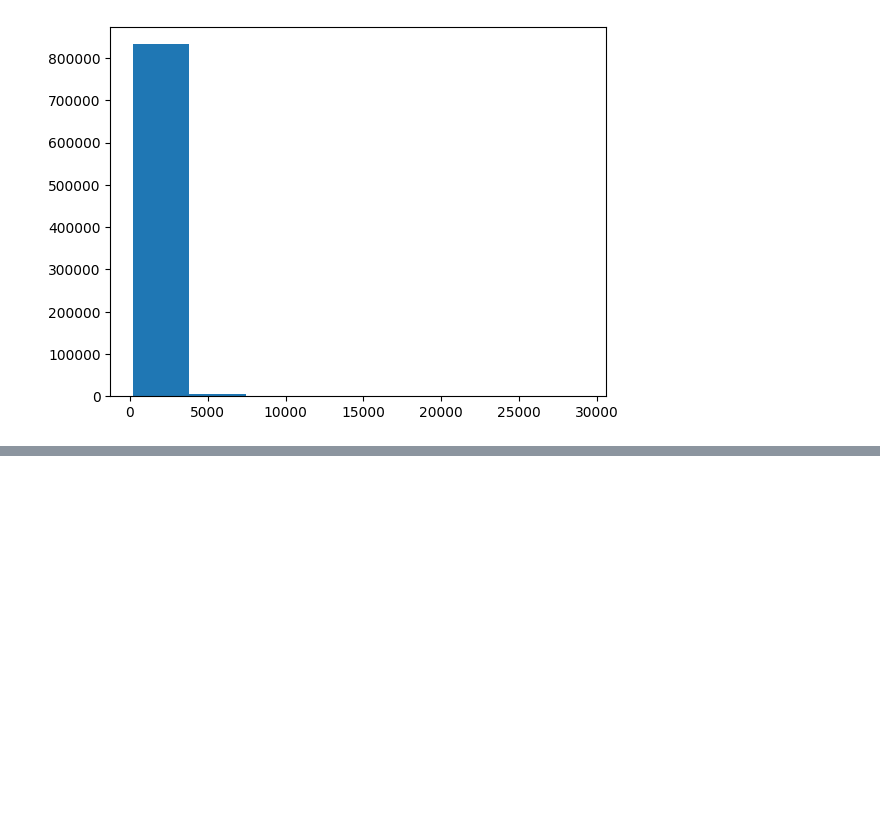
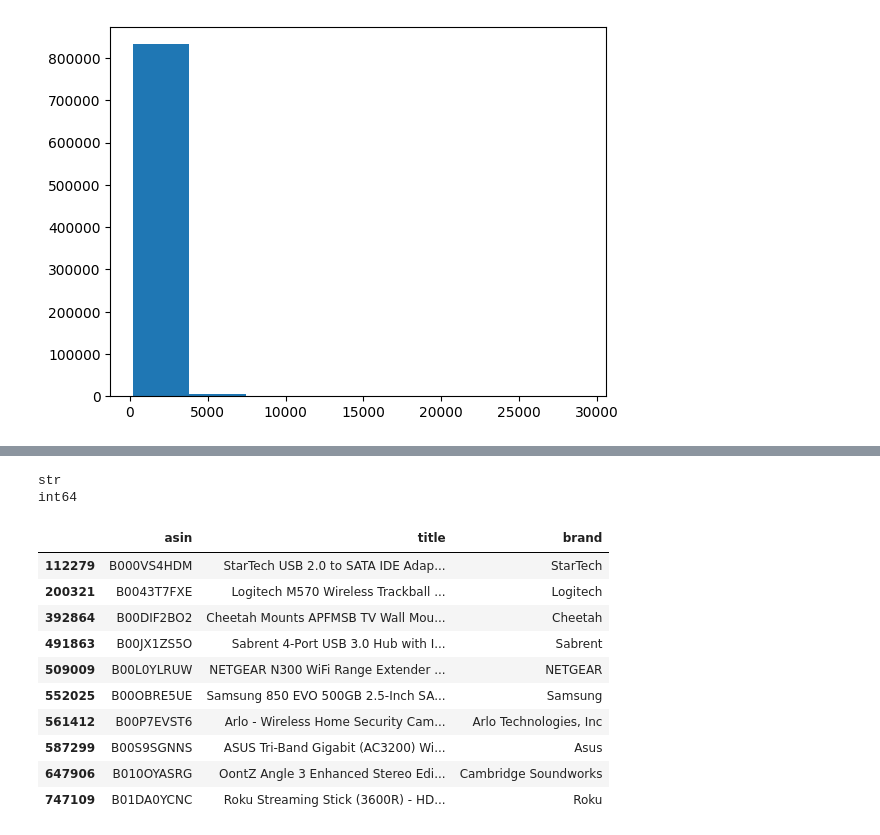
Before and after one commit to TahaAbszd/Sentiment-Analysis-NLP, a Jupyter notebook: Part1.ipynb, the cells around one changed output, grey strips where cells are left out. Drawn from its saved outputs; the diff is of its cells as text; code cells hidden in the pictures; blank space fills up the shorter version.

```diff
--- a/Part1.ipynb
+++ b/Part1.ipynb
@@ -185,0 +219,4 @@ plt.hist(train_data['len_review'],bins=8)
+# %%
+top_product = train_data.groupby(['asin',])['overall'].sum()
+top = top_product.sort_values(ascending=False)
+top_10_product = top.head(10)
@@ -185,0 +255,31 @@ plt.hist(train_data['len_review'],bins=8)
+# %%
+# mask = negasht['asin'].isin(top_10_product)
+# top10negasht = negasht[mask]
+# top10negasht
+print(negasht['asin'].dtype)
+print(top_10_product.dtype)
+# %% [output]
+str
+int64
+# %%
+# mask = negasht['asin'].isin(top_10_product)
+# top10negasht = negasht[mask]
+# top10negasht
+
+negasht['asin'] = negasht['asin'].astype(str)
+top_10_product = top_10_product.astype(str)
+
+top10negasht = negasht[negasht['asin'].isin(top_10_product.index)]
+top10negasht
+# %% [output]
+|  | asin | title | brand |
+| 112279 | B000VS4HDM | StarTech USB 2.0 to SATA IDE Adap... | StarTech |
+| 200321 | B0043T7FXE | Logitech M570 Wireless Trackball ... | Logitech |
+| 392864 | B00DIF2BO2 | Cheetah Mounts APFMSB TV Wall Mou... | Cheetah |
+| 491863 | B00JX1ZS5O | Sabrent 4-Port USB 3.0 Hub with I... | Sabrent |
+| 509009 | B00L0YLRUW | NETGEAR N300 WiFi Range Extender ... | NETGEAR |
+| 552025 | B00OBRE5UE | Samsung 850 EVO 500GB 2.5-Inch SA... | Samsung |
+| 561412 | B00P7EVST6 | Arlo - Wireless Home Security Cam... | Arlo Technologies, Inc |
+| 587299 | B00S9SGNNS | ASUS Tri-Band Gigabit (AC3200) Wi... | Asus |
+| 647906 | B010OYASRG | OontZ Angle 3 Enhanced Stereo Edi... | Cambridge Soundworks |
+| 747109 | B01DA0YCNC | Roku Streaming Stick (3600R) - HD... | Roku |
```
Also changed, not shown: parts of 5 cells of this notebook.
